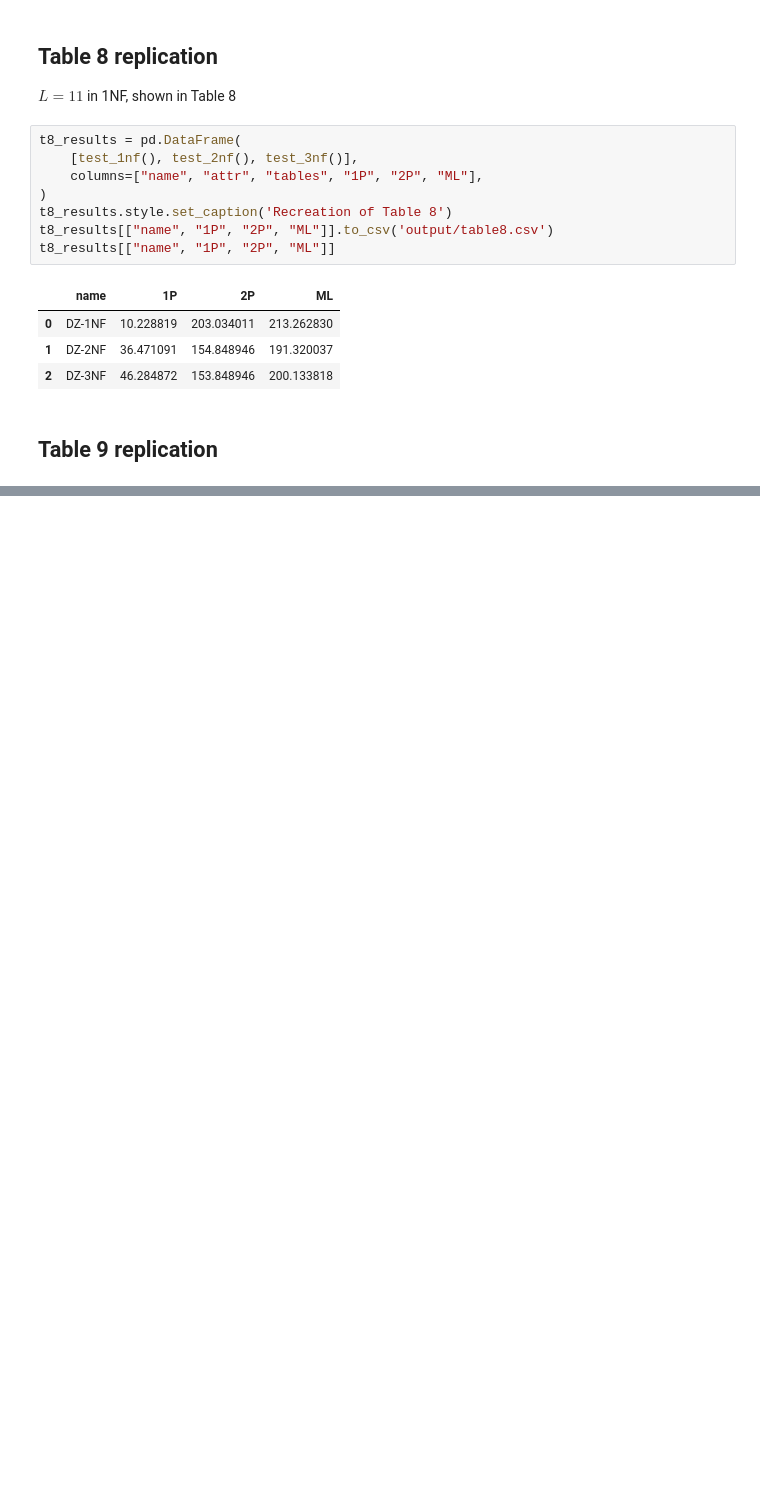
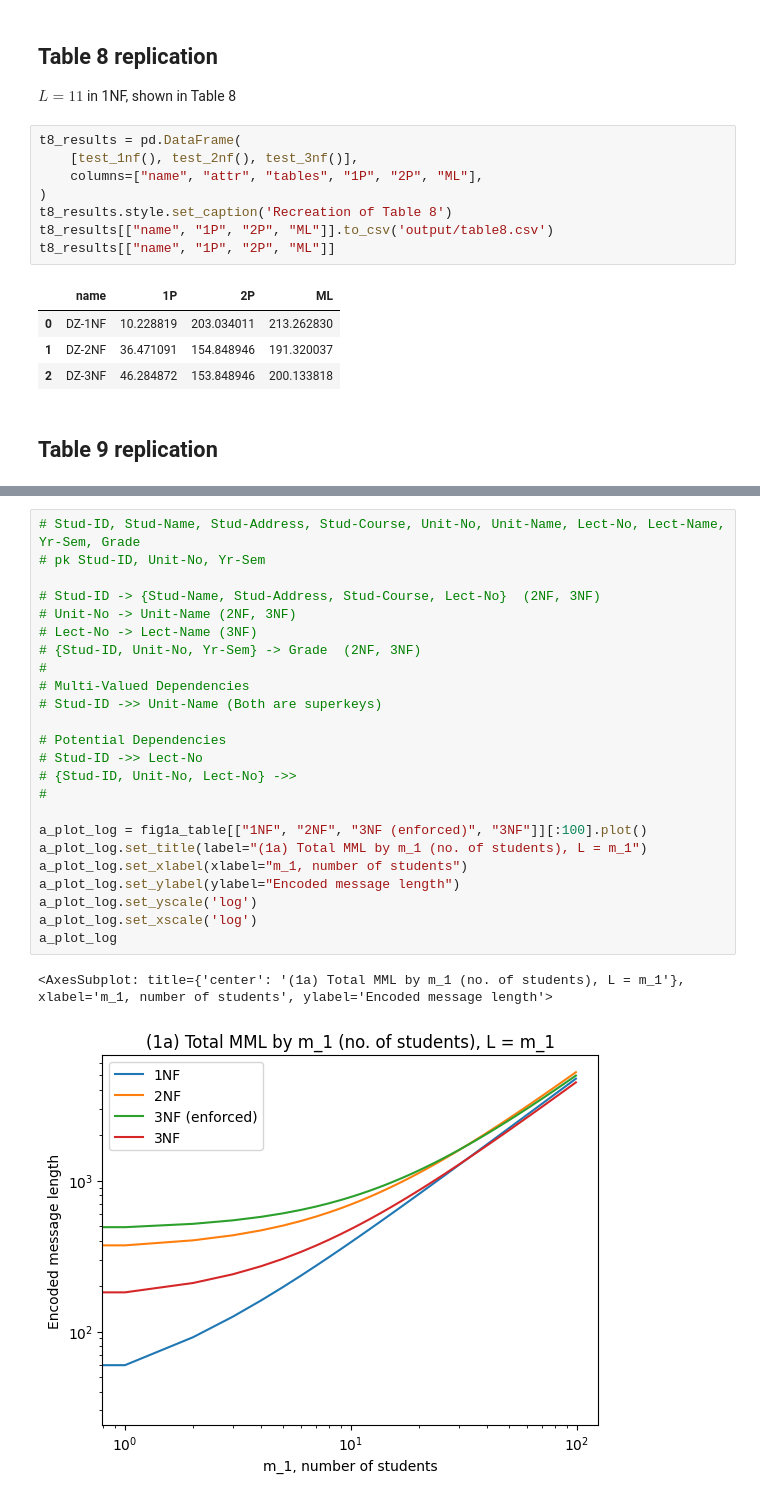
Before and after one commit to SethHu20/database-mml, a Jupyter notebook: database_normalisation/mml.ipynb, the cells around one changed output, grey strips where cells are left out. Saved outputs shown, nothing was run; the diff lists cells and outputs as text; blank space fills up the shorter version.

```diff
--- a/database_normalisation/mml.ipynb
+++ b/database_normalisation/mml.ipynb
@@ -45,0 +140,27 @@ t9_results[["name", "1P", "2P", "ML"]]
+# %%
+# Stud-ID, Stud-Name, Stud-Address, Stud-Course, Unit-No, Unit-Name, Lect-No, Lect-Name, Yr-Sem, Grade
+# pk Stud-ID, Unit-No, Yr-Sem
+
+# Stud-ID -> {Stud-Name, Stud-Address, Stud-Course, Lect-No}  (2NF, 3NF)
+# Unit-No -> Unit-Name (2NF, 3NF)
+# Lect-No -> Lect-Name (3NF)
+# {Stud-ID, Unit-No, Yr-Sem} -> Grade  (2NF, 3NF)
+#
+# Multi-Valued Dependencies
+# Stud-ID ->> Unit-Name (Both are superkeys)
+
+# Potential Dependencies
+# Stud-ID ->> Lect-No
+# {Stud-ID, Unit-No, Lect-No} ->>
+#
+
+a_plot_log = fig1a_table[["1NF", "2NF", "3NF (enforced)", "3NF"]][:100].plot()
+a_plot_log.set_title(label="(1a) Total MML by m_1 (no. of students), L = m_1")
+a_plot_log.set_xlabel(xlabel="m_1, number of students")
+a_plot_log.set_ylabel(ylabel="Encoded message length")
+a_plot_log.set_yscale('log')
+a_plot_log.set_xscale('log')
+a_plot_log
+# %% [output]
+<AxesSubplot: title={'center': '(1a) Total MML by m_1 (no. of students), L = m_1'}, xlabel='m_1, number of students', ylabel='Encoded message length'>
+[figure, added]
```
Also changed, not shown: parts of 29 cells of this notebook, 2 other files.
